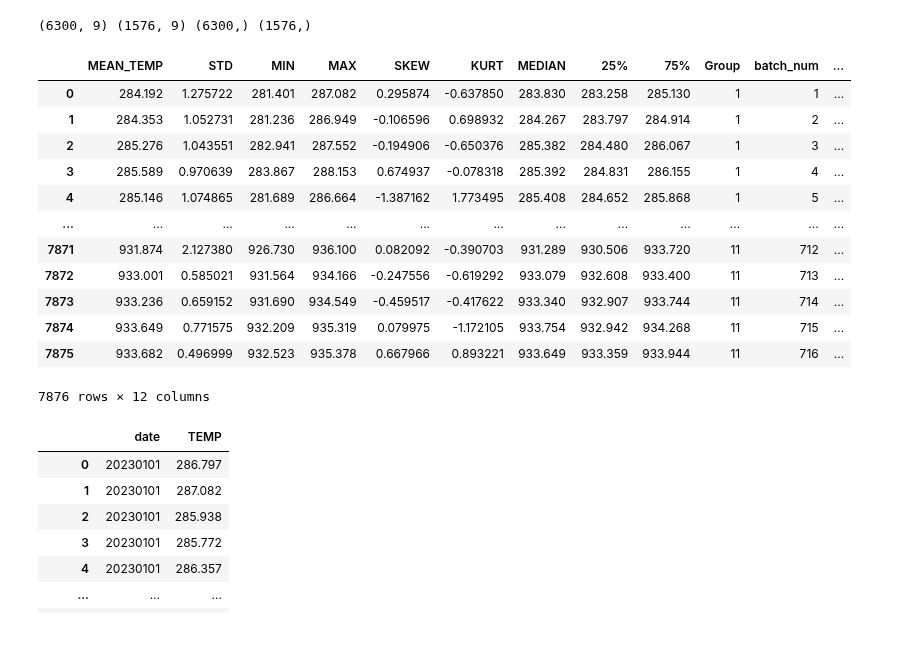
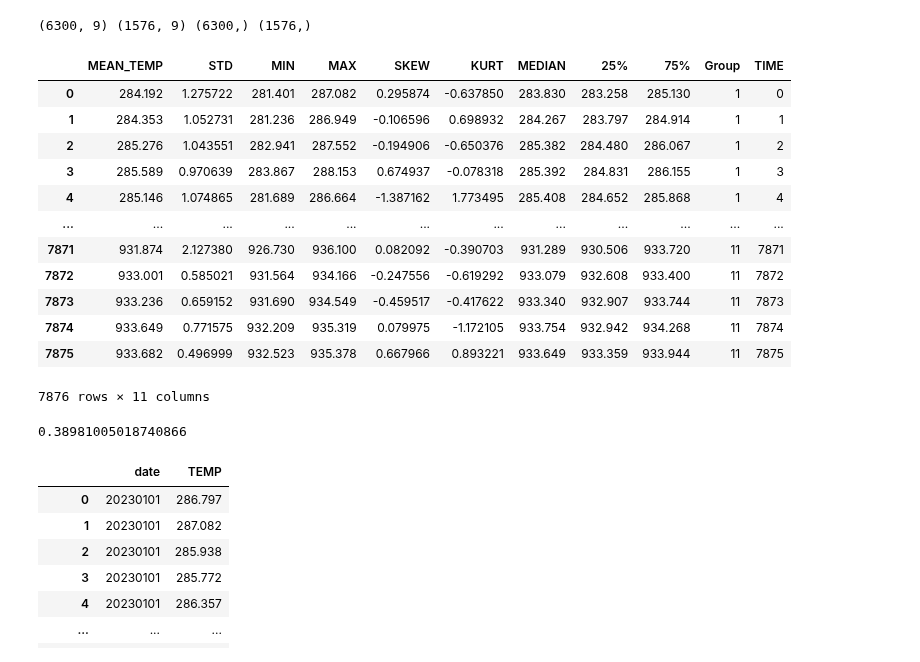
Before and after one commit to ksh914/hanhwa, a Jupyter notebook: 10_31_2.ipynb, the cells around one changed output. Saved outputs shown, nothing was run; the diff lists cells and outputs as text; code cells hidden in the pictures.

```diff
--- a/10_31_2.ipynb
+++ b/10_31_2.ipynb
@@ -81,7 +105,7 @@ for i in range(2,12):
 univariate_past_history = 120
 
 for i in range(1,12):
-    data = {'MEAN_TEMP' : [], 'STD' : [], 'MIN' : [], 'MAX' : [], 'SKEW' : [], 'KURT' : [], 'MEDIAN':[], '25%' : [], '75%' : [], 'Group' : [], 'batch_num' : []}
+    data = {'MEAN_TEMP' : [], 'STD' : [], 'MIN' : [], 'MAX' : [], 'SKEW' : [], 'KURT' : [], 'MEDIAN':[], '25%' : [], '75%' : [], 'Group' : []}
 
     for j in range(716):
         MEAN = np.round(globals()['df_'+str(i)+'_tmp']['TEMP'][120*j:120*(j+1)].mean(),3)
@@ -91,9 +115,8 @@ for i in range(1,12):
         skew = globals()['df_'+str(i)+'_tmp']['TEMP'][120*j:120*(j+1)].skew()
         kurt = globals()['df_'+str(i)+'_tmp']['TEMP'][120*j:120*(j+1)].kurt()
         median = globals()['df_'+str(i)+'_tmp']['TEMP'][120*j:120*(j+1)].median()
-        data[0], data[1] = np.percentile(globals()['df_'+str(i)+'_tmp']['TEMP'][120*j:120*(j+1)], q=[25,75])
+        a, b = np.percentile(globals()['df_'+str(i)+'_tmp']['TEMP'][120*j:120*(j+1)], q=[25,75])
         data['Group'].append(i)
-        data['batch_num'].append(j+1)
         data['MEAN_TEMP'].append(MEAN)
         data['MIN'].append(MIN)
         data['MAX'].append(MAX)
@@ -101,8 +124,8 @@ for i in range(1,12):
         data['SKEW'].append(skew)
         data['KURT'].append(kurt)
         data['MEDIAN'].append(np.round(median,3))
-        data['25%'].append(np.round(data[0],3))
-        data['75%'].append(np.round(data[1],3))
+        data['25%'].append(np.round(a,3))
+        data['75%'].append(np.round(b,3))
 
     globals()['group_'+str(i)] = pd.DataFrame(data)
 
@@ -119,50 +142,58 @@ tmp = pd.concat([tmp, group_10], axis = 0)
 tmp = pd.concat([tmp, group_11], axis = 0)
 tmp = tmp.reset_index()
 tmp = pd.concat([tmp, TIME], axis = 1)
-tmp.drop(columns = ['index',0,1], inplace = True)
+tmp.drop(columns = ['index'], inplace = True)
 df = tmp
 
 for i in range(1,12):
     globals()['df_temp_'+str(i)] = univariate_data(globals()['df_'+str(i)+'_tmp']['TEMP'], 0, len(df_1_tmp)+1)
 
 from sklearn.model_selection import train_test_split
 from keras.models import Sequential
 from keras.layers import Dense
 from keras.optimizers import Adam
 from sklearn.preprocessing import LabelEncoder
 X = df.iloc[:, :9].values
 X_mean = df['MEAN_TEMP'].values
 y = df['Group'].values - 1
 X_mean = X_mean.reshape(X_mean.shape[0], 1)
 
 from sklearn.preprocessing import MinMaxScaler
 from sklearn.metrics import accuracy_score
 
 scaler = MinMaxScaler()
 X_scale = scaler.fit_transform(X)
 X_mean_scale = scaler.fit_transform(X_mean)
 e = LabelEncoder()
 Y = e.fit_transform(y)
 Y = tf.keras.utils.to_categorical(Y)
 X_train, X_test, y_train, y_test = train_test_split(X,y, test_size = 0.2, random_state = 96)
 
 print(X_train.shape, X_test.shape, y_train.shape, y_test.shape)
 df
 # %% [output]
 (6300, 9) (1576, 9) (6300,) (1576,)
-|  | MEAN_TEMP | STD | MIN | MAX | SKEW | KURT | MEDIAN | 25% | 75% | Group | batch_num | ... |
-| 0 | 284.192 | 1.275722 | 281.401 | 287.082 | 0.295874 | -0.637850 | 283.830 | 283.258 | 285.130 | 1 | 1 | ... |
-| 1 | 284.353 | 1.052731 | 281.236 | 286.949 | -0.106596 | 0.698932 | 284.267 | 283.797 | 284.914 | 1 | 2 | ... |
-| 2 | 285.276 | 1.043551 | 282.941 | 287.552 | -0.194906 | -0.650376 | 285.382 | 284.480 | 286.067 | 1 | 3 | ... |
-| 3 | 285.589 | 0.970639 | 283.867 | 288.153 | 0.674937 | -0.078318 | 285.392 | 284.831 | 286.155 | 1 | 4 | ... |
-| 4 | 285.146 | 1.074865 | 281.689 | 286.664 | -1.387162 | 1.773495 | 285.408 | 284.652 | 285.868 | 1 | 5 | ... |
-| ... | ... | ... | ... | ... | ... | ... | ... | ... | ... | ... | ... | ... |
-| 7871 | 931.874 | 2.127380 | 926.730 | 936.100 | 0.082092 | -0.390703 | 931.289 | 930.506 | 933.720 | 11 | 712 | ... |
-| 7872 | 933.001 | 0.585021 | 931.564 | 934.166 | -0.247556 | -0.619292 | 933.079 | 932.608 | 933.400 | 11 | 713 | ... |
-| 7873 | 933.236 | 0.659152 | 931.690 | 934.549 | -0.459517 | -0.417622 | 933.340 | 932.907 | 933.744 | 11 | 714 | ... |
-| 7874 | 933.649 | 0.771575 | 932.209 | 935.319 | 0.079975 | -1.172105 | 933.754 | 932.942 | 934.268 | 11 | 715 | ... |
-| 7875 | 933.682 | 0.496999 | 932.523 | 935.378 | 0.667966 | 0.893221 | 933.649 | 933.359 | 933.944 | 11 | 716 | ... |
+|  | MEAN_TEMP | STD | MIN | MAX | SKEW | KURT | MEDIAN | 25% | 75% | Group | TIME |
+| 0 | 284.192 | 1.275722 | 281.401 | 287.082 | 0.295874 | -0.637850 | 283.830 | 283.258 | 285.130 | 1 | 0 |
+| 1 | 284.353 | 1.052731 | 281.236 | 286.949 | -0.106596 | 0.698932 | 284.267 | 283.797 | 284.914 | 1 | 1 |
+| 2 | 285.276 | 1.043551 | 282.941 | 287.552 | -0.194906 | -0.650376 | 285.382 | 284.480 | 286.067 | 1 | 2 |
+| 3 | 285.589 | 0.970639 | 283.867 | 288.153 | 0.674937 | -0.078318 | 285.392 | 284.831 | 286.155 | 1 | 3 |
+| 4 | 285.146 | 1.074865 | 281.689 | 286.664 | -1.387162 | 1.773495 | 285.408 | 284.652 | 285.868 | 1 | 4 |
+| ... | ... | ... | ... | ... | ... | ... | ... | ... | ... | ... | ... |
+| 7871 | 931.874 | 2.127380 | 926.730 | 936.100 | 0.082092 | -0.390703 | 931.289 | 930.506 | 933.720 | 11 | 7871 |
+| 7872 | 933.001 | 0.585021 | 931.564 | 934.166 | -0.247556 | -0.619292 | 933.079 | 932.608 | 933.400 | 11 | 7872 |
+| 7873 | 933.236 | 0.659152 | 931.690 | 934.549 | -0.459517 | -0.417622 | 933.340 | 932.907 | 933.744 | 11 | 7873 |
+| 7874 | 933.649 | 0.771575 | 932.209 | 935.319 | 0.079975 | -1.172105 | 933.754 | 932.942 | 934.268 | 11 | 7874 |
+| 7875 | 933.682 | 0.496999 | 932.523 | 935.378 | 0.667966 | 0.893221 | 933.649 | 933.359 | 933.944 | 11 | 7875 |
-7876 rows × 12 columns
+7876 rows × 11 columns
+# %%
+X = df['MEAN_TEMP'].values
+Y = df['Group'].values
+
+predict = list(map(THRESHOLD, X))
+print(accuracy_score(predict, Y))
+# %% [output]
+0.38981005018740866
 # %%
 df_all = pd.concat([df_1, df_2], axis = 0)
 df_all = pd.concat([df_all, df_3], axis = 0)
```
Also changed, not shown: parts of 57 cells of this notebook.
